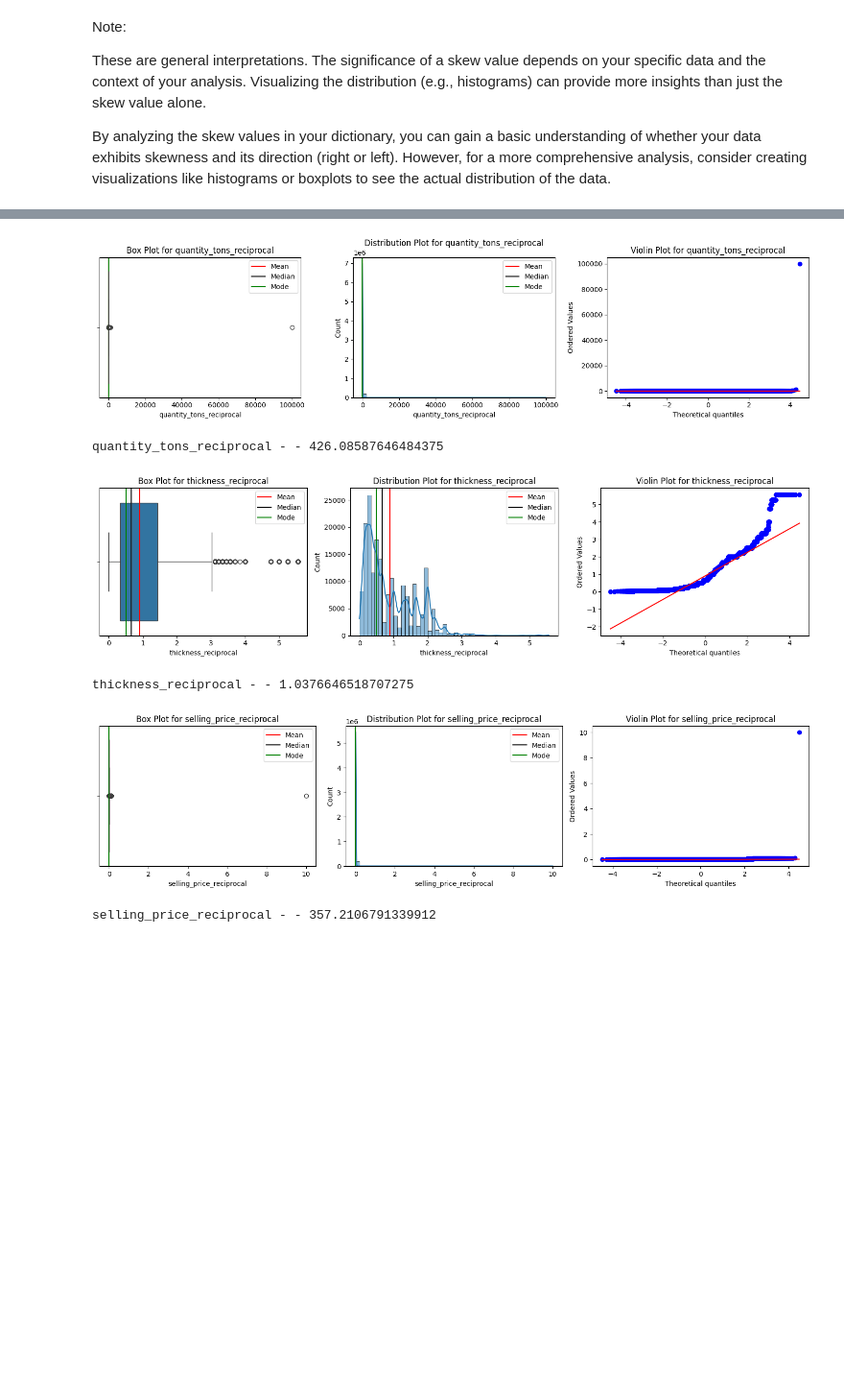
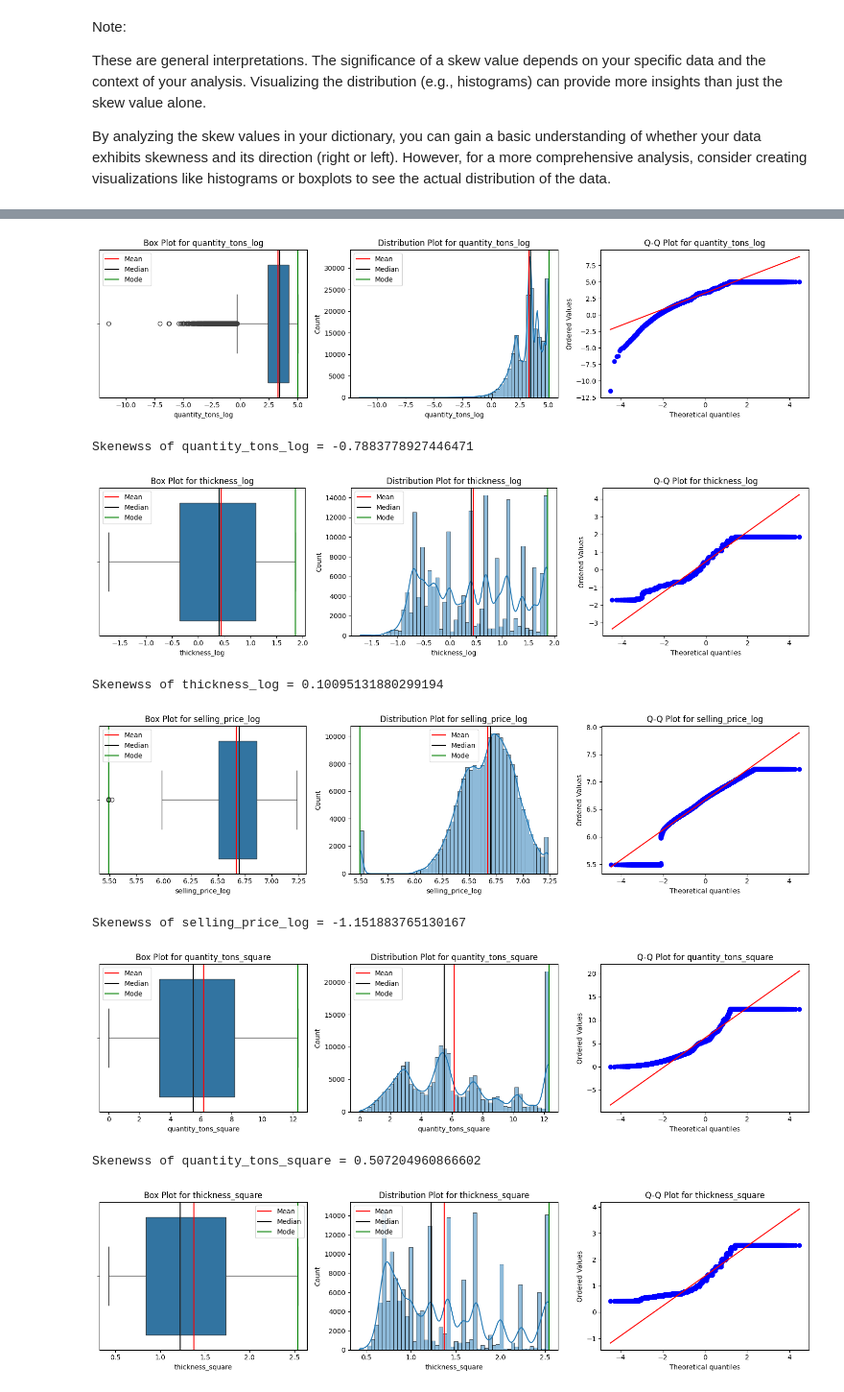
Before and after one commit to Santhosh-Analytics/Copper-Pricing-lead-conversion-PredictiveModeling-, a Jupyter notebook: Data Preprocessing.ipynb, the cells around one changed output, grey strips where cells are left out. Shown at 96% size. Saved outputs shown, nothing was run; the diff lists cells and outputs as text; code cells hidden in the pictures; blank space fills up the shorter version.

```diff
--- a/Data Preprocessing.ipynb
+++ b/Data Preprocessing.ipynb
@@ -602,0 +522,5 @@ for i in skewed_col:
+# %%
+col=['quantity_tons','thickness','selling_price']
+for i in col:
+    sns.boxplot(data=df2,x=i)
+    plt.show()
@@ -602,0 +558,5 @@ for i in skewed_col:
+# %%
+col=['quantity_tons','thickness','selling_price']
+for i in col:
+    sns.boxplot(data=df2,x=i)
+    plt.show()
@@ -602,0 +567,28 @@ for i in skewed_col:
+# %%
+def boxcox_transform(x):
+    # Perform Box-Cox transformation
+    transformed_data = boxcox(x)[0]  # boxcox returns a tuple, we extract the first element
+    return transformed_data
+# %%
+method_functions =  {
+    'log': np.log,
+    'square': np.sqrt,
+    'rec': lambda x: 1 / x,
+    'sig': lambda x: 1 / (1 + np.exp(-x)),
+    'pow': lambda x: np.power(x, 2),
+    'boxcox': boxcox_transform,
+        }
+
+def skewness(df, column, method):
+    normalized_df=pd.DataFrame()
+
+    for method_name, func in method_functions.items():
+        for col in column:
+
+            new_column = f'{col}_{method_name}'
+            transformed_values = func(df[col])
+            normalized_df[new_column] = transformed_values
+
+    return normalized_df
+columns=['quantity_tons','thickness','selling_price']
+normalized_df=skewness(df2, columns, method_functions)
@@ -603,11 +611,14 @@ for i in skewed_col:
 # %%
-for i in new_skwed_col:
-      plots(dfff,i)
-      print(f'{i} - - {dfff[i].skew()}')
+for i in normalized_df.columns:
+    plots(normalized_df,i)
+    print(f'Skenewss of {i} = {normalized_df[i].skew()}')
 # %% [output]
-[figure, old version]
+[figure, new version]
-quantity_tons_reciprocal - - 426.08587646484375
+Skenewss of quantity_tons_log = -0.7883778927446471
-[figure, old version]
+[figure, new version]
-thickness_reciprocal - - 1.0376646518707275
+Skenewss of thickness_log = 0.10095131880299194
-[figure, old version]
+[figure, new version]
-selling_price_reciprocal - - 357.2106791339912
+Skenewss of selling_price_log = -1.151883765130167
+[figure, added]
+Skenewss of quantity_tons_square = 0.507204960866602
+[figure, added]
```
Also changed, not shown: parts of 41 cells of this notebook, 3 other files.
